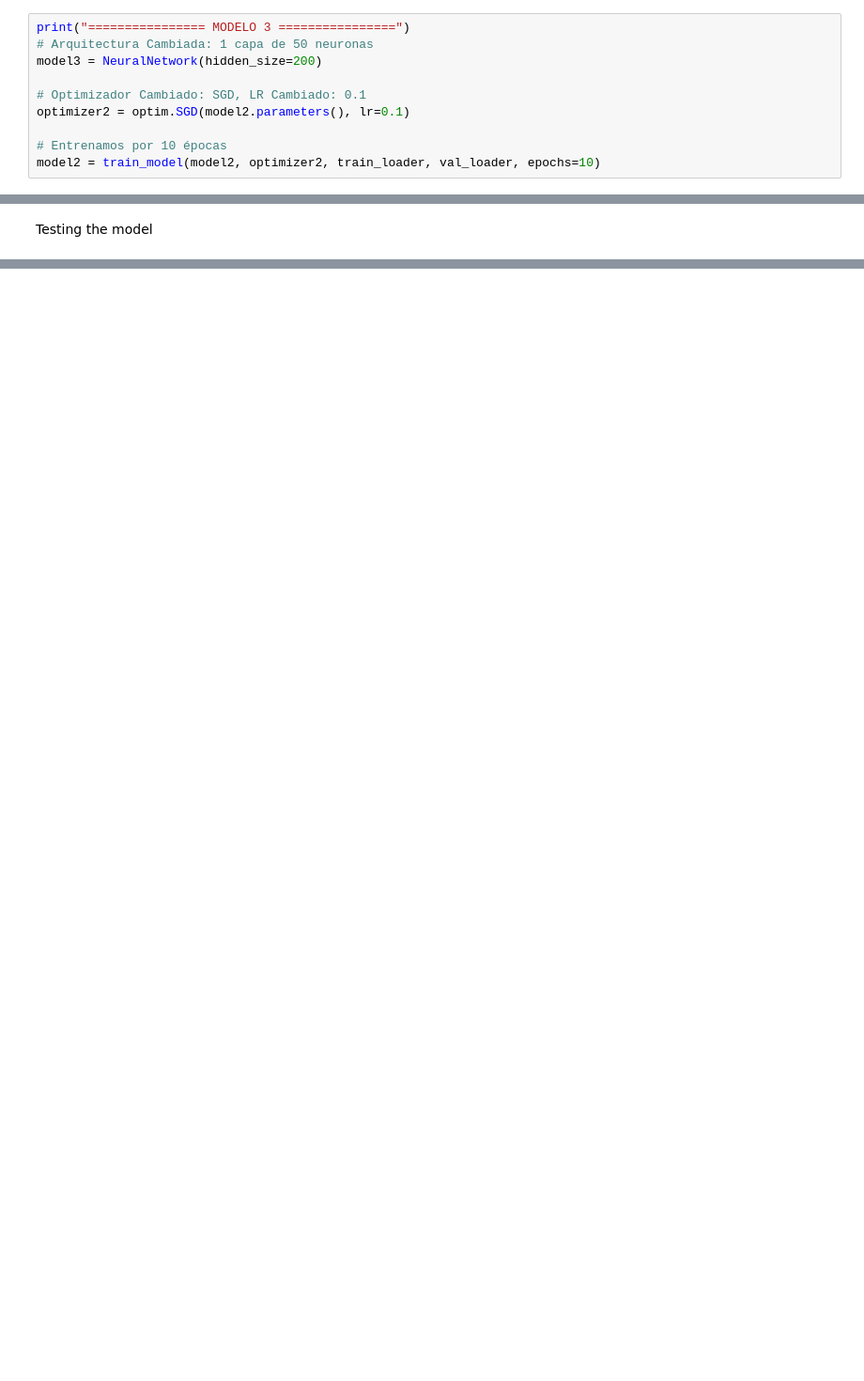
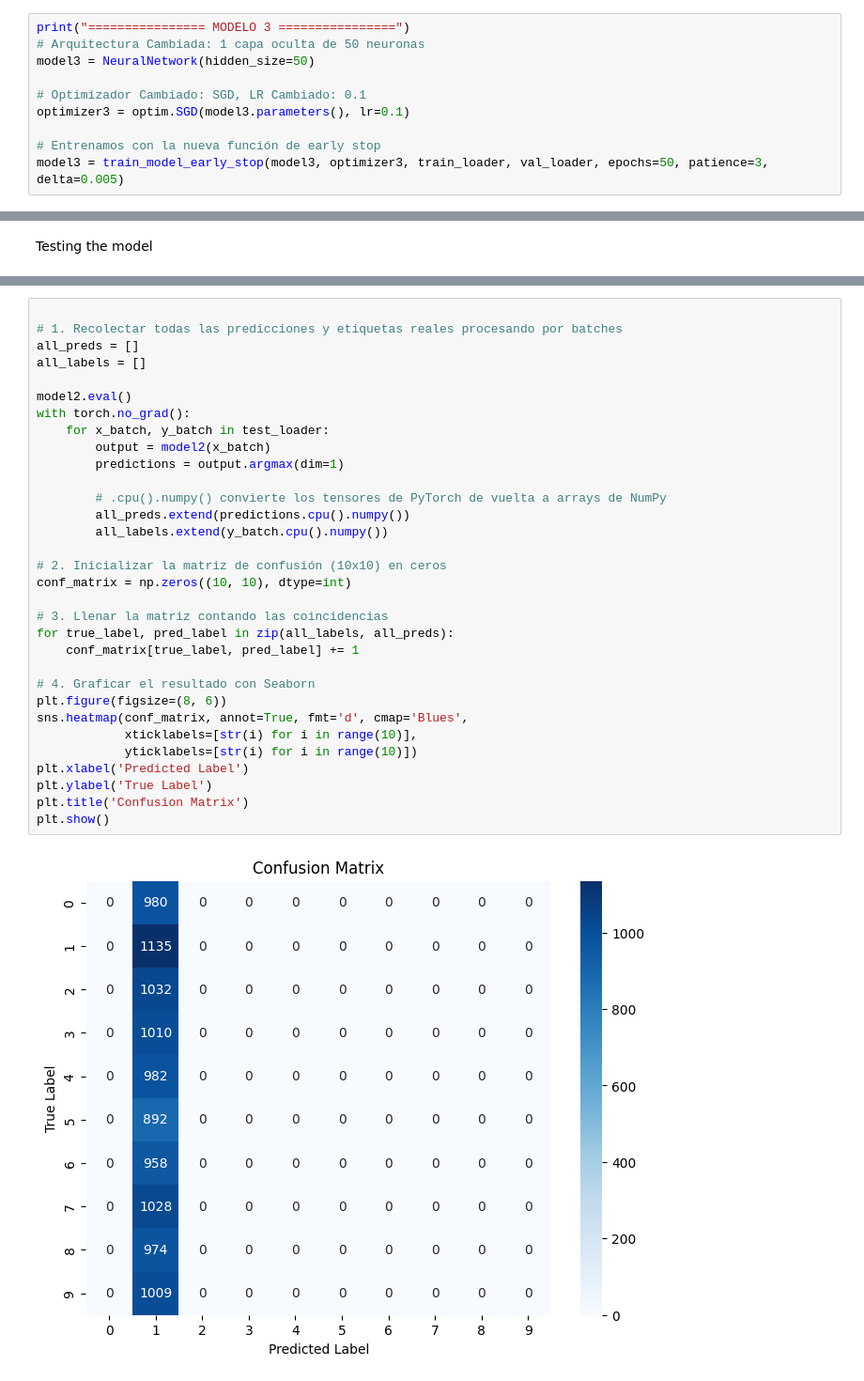
Before and after one commit to Elsoja/Feed-Forward-Network, a Jupyter notebook: neural_networks.ipynb, the cells around one changed output, grey strips where cells are left out. Shown at 94% size. Drawn from its saved outputs; the diff is of its cells as text; blank space fills up the shorter version.

```diff
--- a/neural_networks.ipynb
+++ b/neural_networks.ipynb
@@ -219,12 +287,12 @@ Val Loss: 2.3020 | Val Accuracy: 0.1064
 # %%
 print("================ MODELO 3 ================")
-# Arquitectura Cambiada: 1 capa de 50 neuronas
-model3 = NeuralNetwork(hidden_size=200)
+# Arquitectura Cambiada: 1 capa oculta de 50 neuronas
+model3 = NeuralNetwork(hidden_size=50)
 
 # Optimizador Cambiado: SGD, LR Cambiado: 0.1
-optimizer2 = optim.SGD(model2.parameters(), lr=0.1)
+optimizer3 = optim.SGD(model3.parameters(), lr=0.1)
 
-# Entrenamos por 10 épocas
-model2 = train_model(model2, optimizer2, train_loader, val_loader, epochs=10)
+# Entrenamos con la nueva función de early stop
+model3 = train_model_early_stop(model3, optimizer3, train_loader, val_loader, epochs=50, patience=3, delta=0.005)
 # %% [output]
 ================ MODELO 3 ================
@@ -279,0 +349,34 @@ plt.show()
+# %%
+
+# 1. Recolectar todas las predicciones y etiquetas reales procesando por batches
+all_preds = []
+all_labels = []
+
+model2.eval()
+with torch.no_grad():
+    for x_batch, y_batch in test_loader:
+        output = model2(x_batch)
+        predictions = output.argmax(dim=1)
+
+        # .cpu().numpy() convierte los tensores de PyTorch de vuelta a arrays de NumPy
+        all_preds.extend(predictions.cpu().numpy())
+        all_labels.extend(y_batch.cpu().numpy())
+
+# 2. Inicializar la matriz de confusión (10x10) en ceros
+conf_matrix = np.zeros((10, 10), dtype=int)
+
+# 3. Llenar la matriz contando las coincidencias
+for true_label, pred_label in zip(all_labels, all_preds):
+    conf_matrix[true_label, pred_label] += 1
+
+# 4. Graficar el resultado con Seaborn
+plt.figure(figsize=(8, 6))
+sns.heatmap(conf_matrix, annot=True, fmt='d', cmap='Blues',
+            xticklabels=[str(i) for i in range(10)],
+            yticklabels=[str(i) for i in range(10)])
+plt.xlabel('Predicted Label')
+plt.ylabel('True Label')
+plt.title('Confusion Matrix')
+plt.show()
+# %% [output]
+[figure, added]
```
Also changed, not shown: parts of 16 cells of this notebook.
